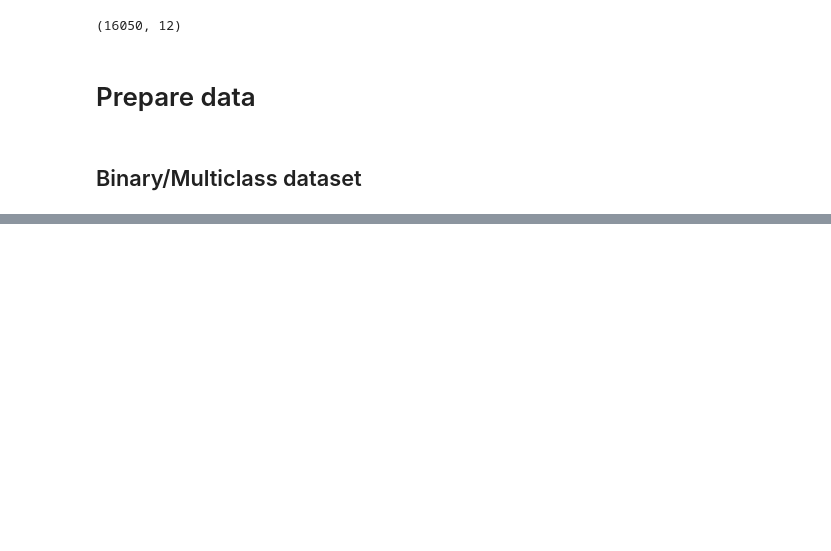
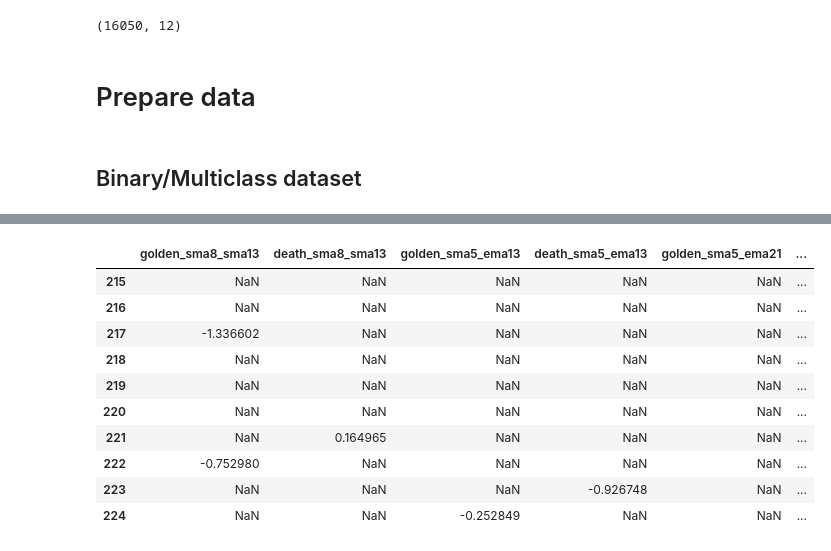
Before and after one commit to diegoirigaray/crypto_bot, a Jupyter notebook: notebooks/data_code.ipynb, the cells around one changed output, grey strips where cells are left out. Drawn from its saved outputs; the diff is of its cells as text; code cells hidden in the pictures; blank space fills up the shorter version.

```diff
--- a/notebooks/data_code.ipynb
+++ b/notebooks/data_code.ipynb
@@ -901,0 +923,2 @@ dst = pipe.transform(ds.copy())
+# %%
+fs = dst.columns.tolist()
@@ -901,0 +927,2 @@ dst = pipe.transform(ds.copy())
+# %%
+sfs = fs[40:50]
@@ -901,0 +943,14 @@ dst = pipe.transform(ds.copy())
+# %%
+dst[sfs][215:225]
+# %% [output]
+|  | golden_sma8_sma13 | death_sma8_sma13 | golden_sma5_ema13 | death_sma5_ema13 | golden_sma5_ema21 | ... |
+| 215 | NaN | NaN | NaN | NaN | NaN | ... |
+| 216 | NaN | NaN | NaN | NaN | NaN | ... |
+| 217 | -1.336602 | NaN | NaN | NaN | NaN | ... |
+| 218 | NaN | NaN | NaN | NaN | NaN | ... |
+| 219 | NaN | NaN | NaN | NaN | NaN | ... |
+| 220 | NaN | NaN | NaN | NaN | NaN | ... |
+| 221 | NaN | 0.164965 | NaN | NaN | NaN | ... |
+| 222 | -0.752980 | NaN | NaN | NaN | NaN | ... |
+| 223 | NaN | NaN | NaN | -0.926748 | NaN | ... |
+| 224 | NaN | NaN | -0.252849 | NaN | NaN | ... |
```
Also changed, not shown: parts of 37 cells of this notebook, 1 other file.
